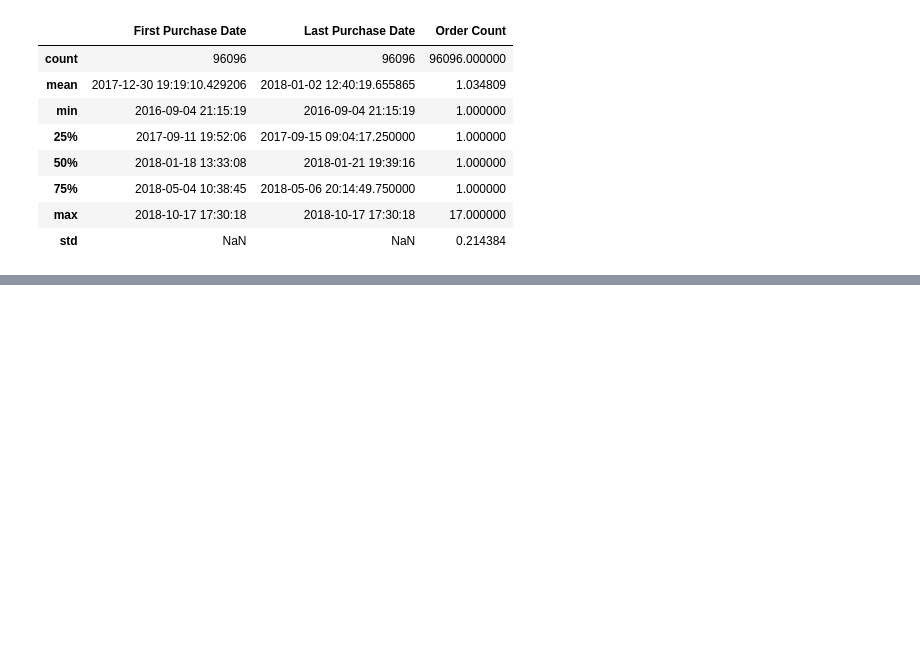
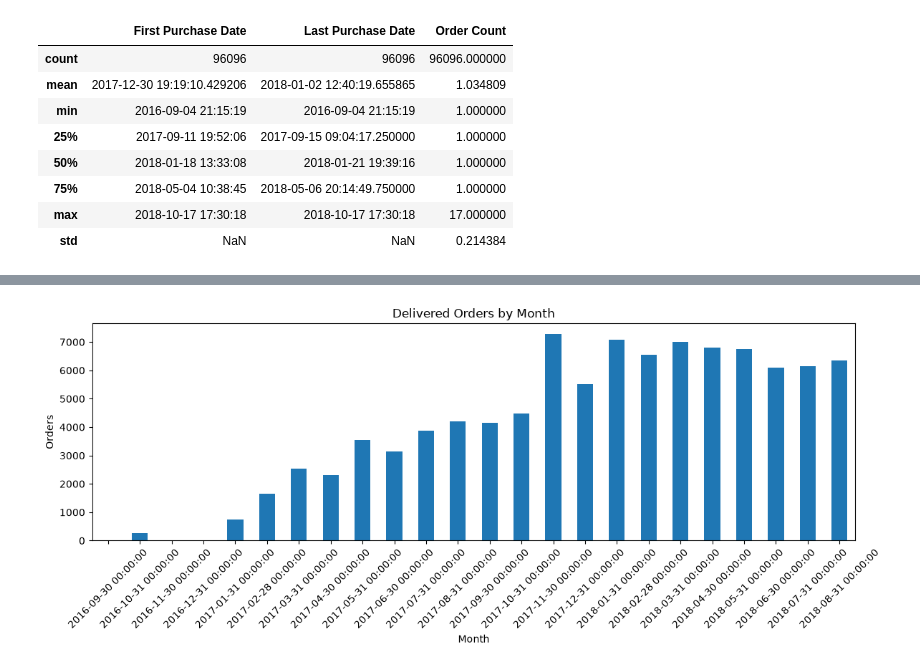
Before and after one commit to ReinSoup/OLIST-Customer-Purchase-Analytics, a Jupyter notebook: notebooks/01_Customer_Data_Preparation.ipynb, the cells around one changed output, grey strips where cells are left out. Drawn from its saved outputs; the diff is of its cells as text; code cells hidden in the pictures; blank space fills up the shorter version.

Commit message:
Temporal Split, Seperation of Qualifying orders

```diff
--- a/notebooks/01_Customer_Data_Preparation.ipynb
+++ b/notebooks/01_Customer_Data_Preparation.ipynb
@@ -426,0 +448,2 @@ customer_purchase_dates.describe()
+# %%
+qualifying_orders = orders[orders["order_status"] == "delivered"].copy()
@@ -426,0 +499,4 @@ customer_purchase_dates.describe()
+# %%
+orders_by_month = (qualifying_orders.set_index("order_purchase_timestamp").resample("ME").size())
+
+orders_by_month
@@ -426,0 +521,17 @@ customer_purchase_dates.describe()
+# %%
+import matplotlib.pyplot as plt
+
+a = orders_by_month.plot(
+    kind="bar",
+    figsize=(12, 5),
+    title="Delivered Orders by Month"
+)
+
+a.set_xlabel("Month")
+a.set_ylabel("Orders")
+
+plt.xticks(rotation=45)
+plt.tight_layout()
+plt.show()
+# %% [output]
+[figure, added]
```
Also changed, not shown: parts of 15 cells of this notebook.
